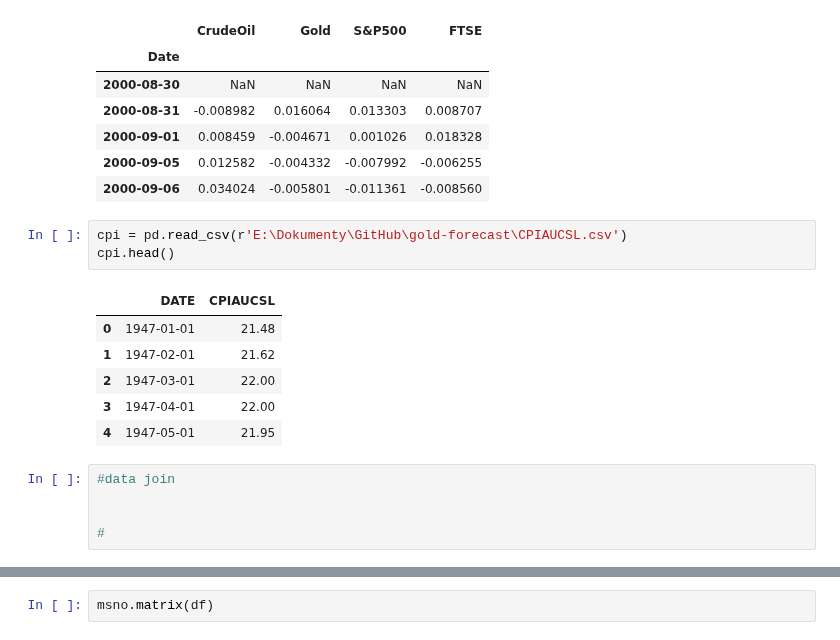
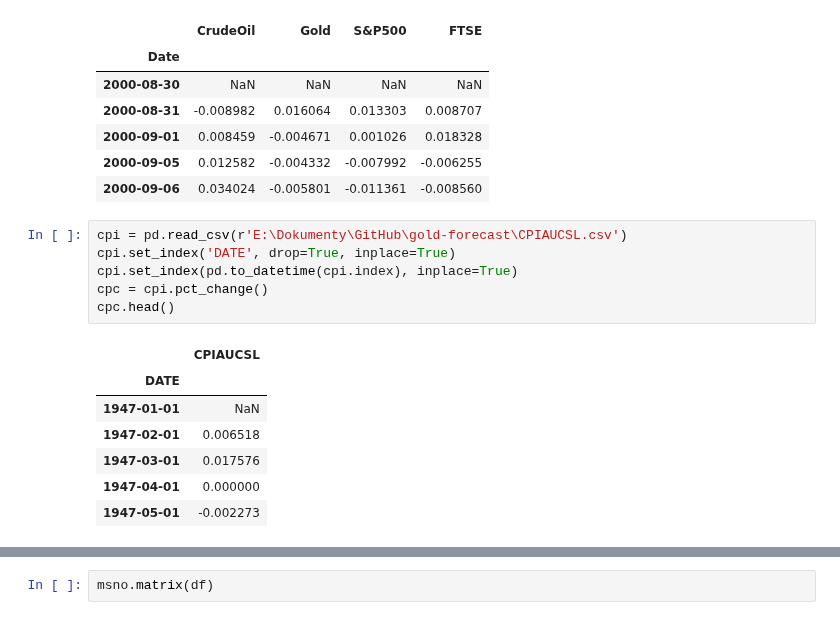
Before and after one commit to maxbranting/gold-forecast, a Jupyter notebook: data.ipynb, the cells around one changed output, grey strips where cells are left out. Cells and saved outputs as stored; diff of their text form.

```diff
--- a/data.ipynb
+++ b/data.ipynb
@@ -45,16 +53,15 @@ dfpc.head()
 | 2000-09-06 | 0.034024 | -0.005801 | -0.011361 | -0.008560 |
 # %%
 cpi = pd.read_csv(r'E:\Dokumenty\GitHub\gold-forecast\CPIAUCSL.csv')
-cpi.head()
+cpi.set_index('DATE', drop=True, inplace=True)
+cpi.set_index(pd.to_datetime(cpi.index), inplace=True)
+cpc = cpi.pct_change()
+cpc.head()
 # %% [output]
-|  | DATE | CPIAUCSL |
-| 0 | 1947-01-01 | 21.48 |
-| 1 | 1947-02-01 | 21.62 |
-| 2 | 1947-03-01 | 22.00 |
-| 3 | 1947-04-01 | 22.00 |
-| 4 | 1947-05-01 | 21.95 |
+|  | CPIAUCSL |
+| DATE |  |
+| 1947-01-01 | NaN |
+| 1947-02-01 | 0.006518 |
+| 1947-03-01 | 0.017576 |
+| 1947-04-01 | 0.000000 |
+| 1947-05-01 | -0.002273 |
-# %%
-#data join
-
-
-#
```
Also changed, not shown: parts of 4 cells of this notebook, 1 other file.
